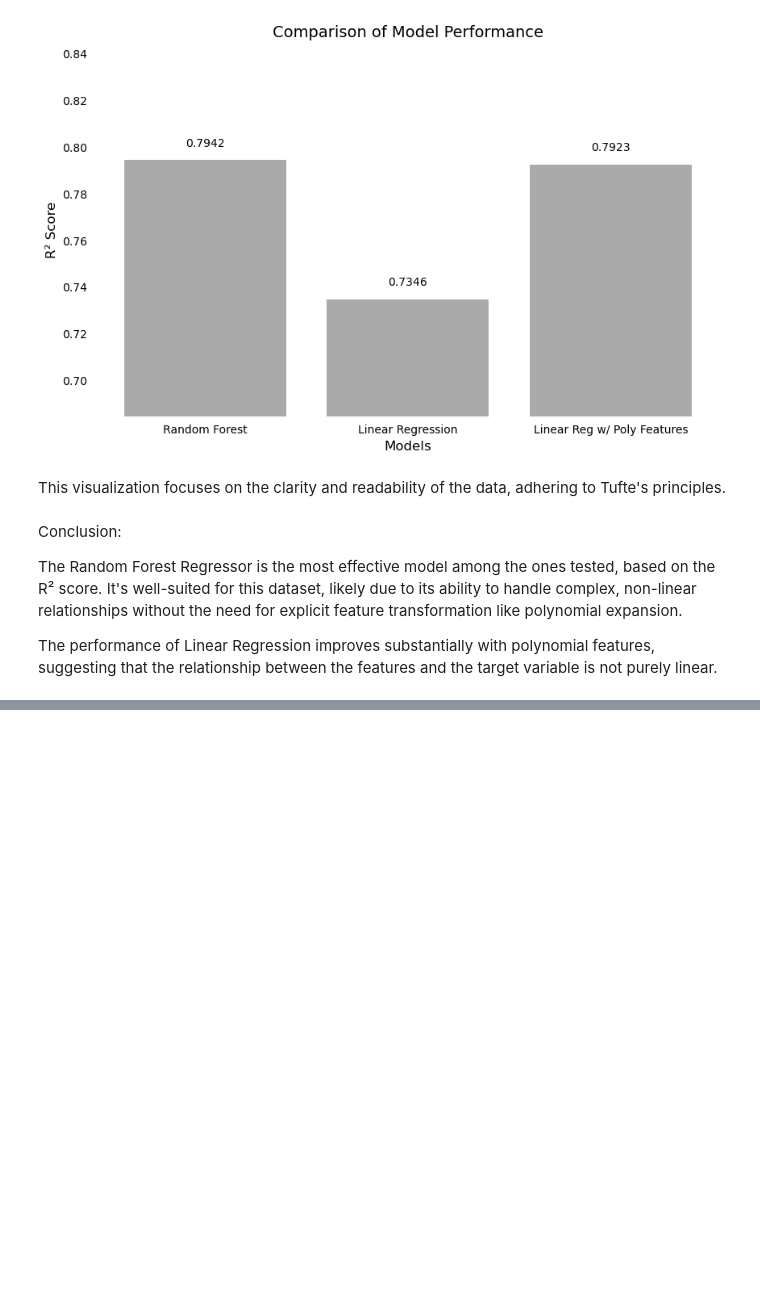
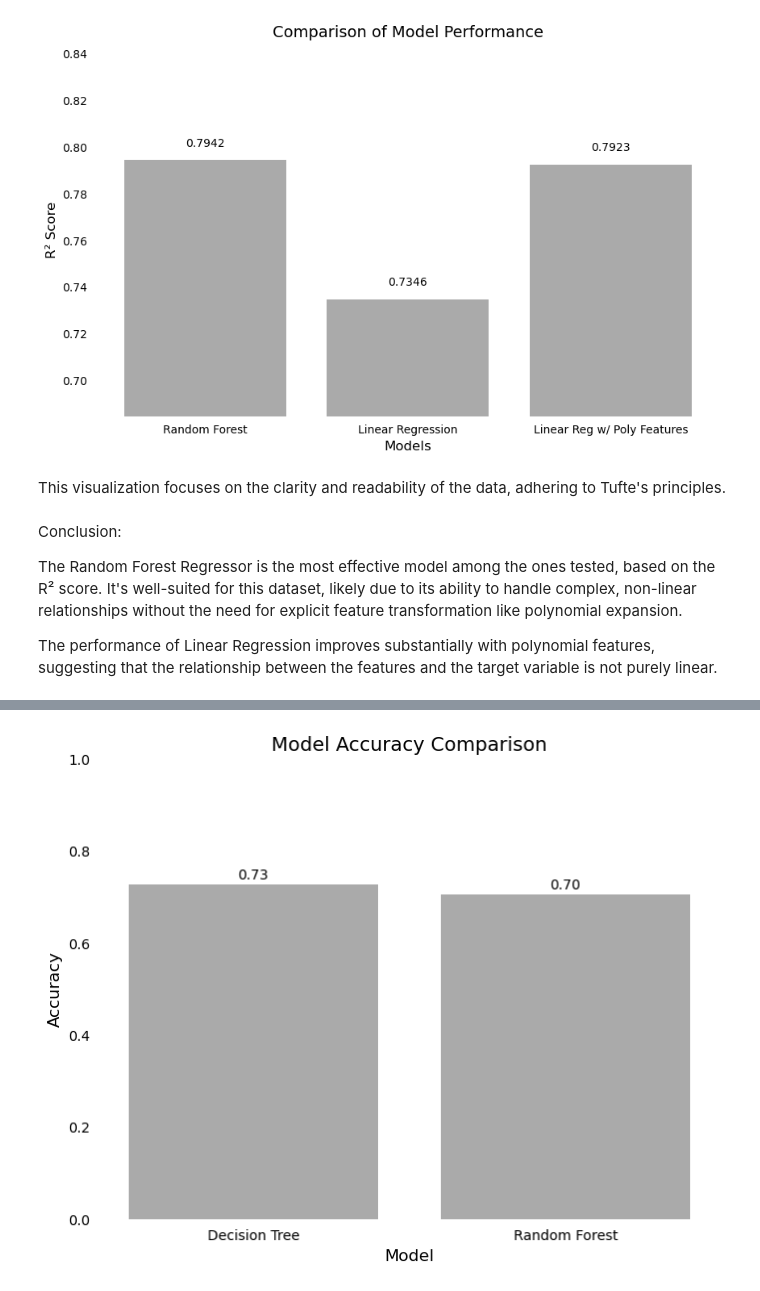
Before and after one commit to mkoleva0/DataAnalytics_CA2, a Jupyter notebook: ML - bikedata.ipynb, the cells around one changed output, grey strips where cells are left out. Drawn from its saved outputs; the diff is of its cells as text; code cells hidden in the pictures; blank space fills up the shorter version.

```diff
--- a/ML - bikedata.ipynb
+++ b/ML - bikedata.ipynb
@@ -543,0 +521,24 @@ Test-set R^2: 0.74
+# %%
+
+models = ['Decision Tree', 'Random Forest']
+accuracies = [accuracy_dt, accuracy_rf]
+
+plt.figure(figsize=(8, 6))
+
+bars = plt.bar(models, accuracies, color='#AAAAAA')
+plt.xlabel('Model', fontsize=12)
+plt.ylabel('Accuracy', fontsize=12)
+plt.title('Model Accuracy Comparison', fontsize=14)
+plt.ylim(0, 1)
+
+for bar in bars:
+    yval = bar.get_height()
+    plt.text(bar.get_x() + bar.get_width()/2, yval + 0.005, f'{yval:.2f}', ha='center', va='bottom', fontsize=10)
+
+plt.tick_params(top=False, bottom=False, left=False, right=False, labelleft=True, labelbottom=True)
+for spine in plt.gca().spines.values():
+    spine.set_visible(False)
+
+plt.show()
+# %% [output]
+[figure, added]
```
Also changed, not shown: parts of 37 cells of this notebook.
